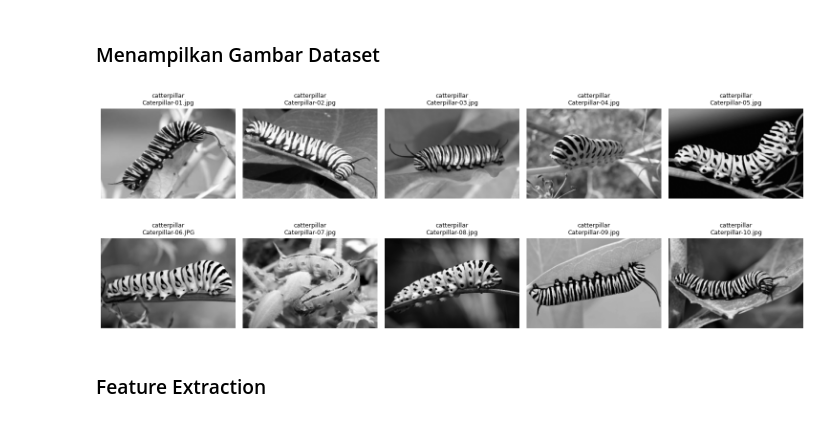
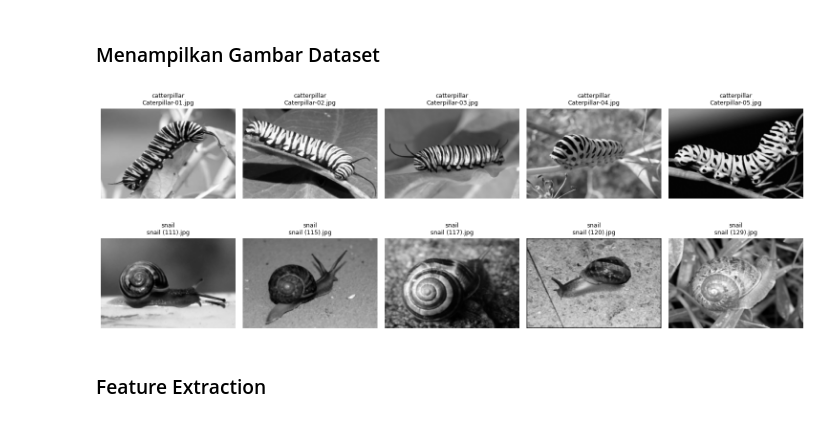
Before and after one commit to Cannaset/Project-PCD-Kelompok-16, a Jupyter notebook: 02.percobaan(resize+grayscale+median).ipynb, the cells around one changed output. Saved outputs shown, nothing was run; the diff lists cells and outputs as text; code cells hidden in the pictures.

```diff
--- a/02.percobaan(resize+grayscale+median).ipynb
+++ b/02.percobaan(resize+grayscale+median).ipynb
@@ -229,23 +229,29 @@ Tipe data gambar: uint8
 # %% [markdown]
 ### Menampilkan Gambar Dataset
 # %%
-# Menampilkan 10 contoh gambar setelah preprocessing  resize + grayscale + median
-jumlah_gambar = min(10, len(dataPreprocessed))
+# 5 gambar caterpillar
+idx_caterpillar = [0, 1, 2, 3, 4]
+
+# 5 gambar snail
+idx_snail = [77, 78, 79, 80, 81]
+
+indeks_tampil = idx_caterpillar + idx_snail
 
 fig, axes = plt.subplots(2, 5, figsize=(15, 6))
 axes = axes.ravel()
 
-for i, ax in enumerate(axes):
+for ax, idx in zip(axes, indeks_tampil):
+    ax.imshow(dataPreprocessed[idx], cmap="gray")
+    ax.set_title(
+        f"{labels_used[idx]}\n{file_name_used[idx]}",
+        fontsize=9
+    )
     ax.axis("off")
-
-    if i < jumlah_gambar:
-        ax.imshow(dataPreprocessed[i], cmap="gray")
-        ax.set_title(f"{labels_used[i]}\n{file_name_used[i]}", fontsize=9)
 
 plt.tight_layout()
 plt.show()
 # %% [output]
-[figure, old version]
+[figure, new version]
 # %% [markdown]
 ### Feature Extraction
 # %%
```
